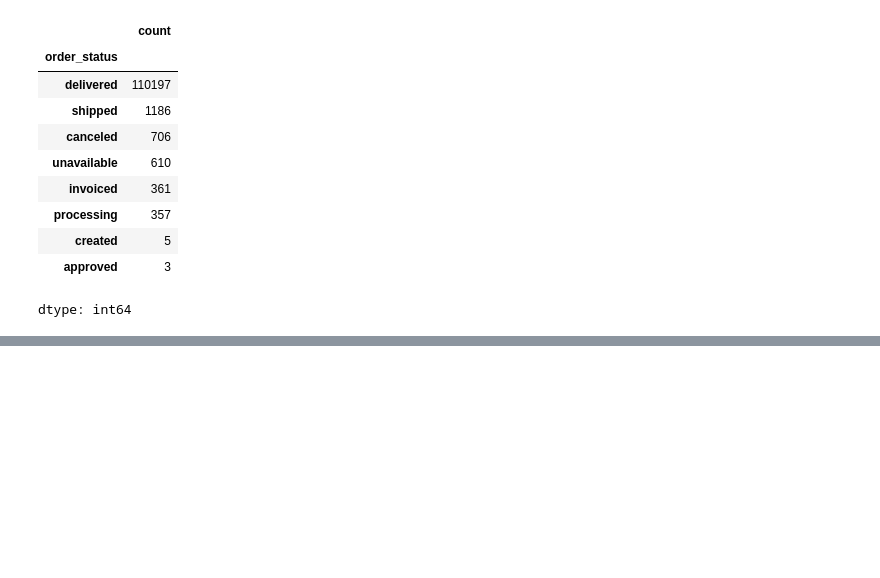
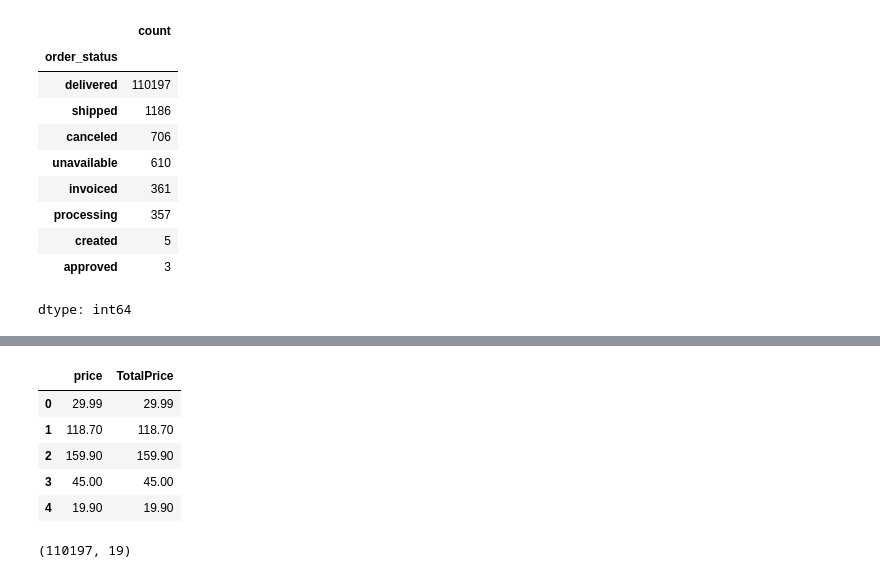
Before and after one commit to raheel-9deem/E-commerce-Intellegence-System, a Jupyter notebook: notebooks/02_data_cleaning.ipynb, the cells around one changed output, grey strips where cells are left out. Cells and saved outputs as stored; diff of their text form; code cells hidden in the pictures; blank space fills up the shorter version.

Commit message:
feat: add notebook for initial data loading and exploration

```diff
--- a/notebooks/02_data_cleaning.ipynb
+++ b/notebooks/02_data_cleaning.ipynb
@@ -337,3 +337,6 @@ full_data['order_status'].value_counts()
 | created | 5 |
 | approved | 3 |
 dtype: int64
+# %%
+full_data = full_data[full_data['order_status'] == 'delivered'].copy()
+full_data.shape
@@ -339,0 +362,4 @@ dtype: int64
+# %%
+full_data['order_purchase_timestamp'] = pd.to_datetime(full_data['order_purchase_timestamp'])
+# %%
+full_data['TotalPrice'] = full_data['price']
@@ -339,0 +375,9 @@ dtype: int64
+# %%
+full_data[['price', 'TotalPrice']].head()
+# %% [output]
+|  | price | TotalPrice |
+| 0 | 29.99 | 29.99 |
+| 1 | 118.70 | 118.70 |
+| 2 | 159.90 | 159.90 |
+| 3 | 45.00 | 45.00 |
+| 4 | 19.90 | 19.90 |
@@ -339,0 +386,4 @@ dtype: int64
+# %%
+full_data.shape
+# %% [output]
+(110197, 19)
```
Also changed, not shown: parts of 5 cells of this notebook.
